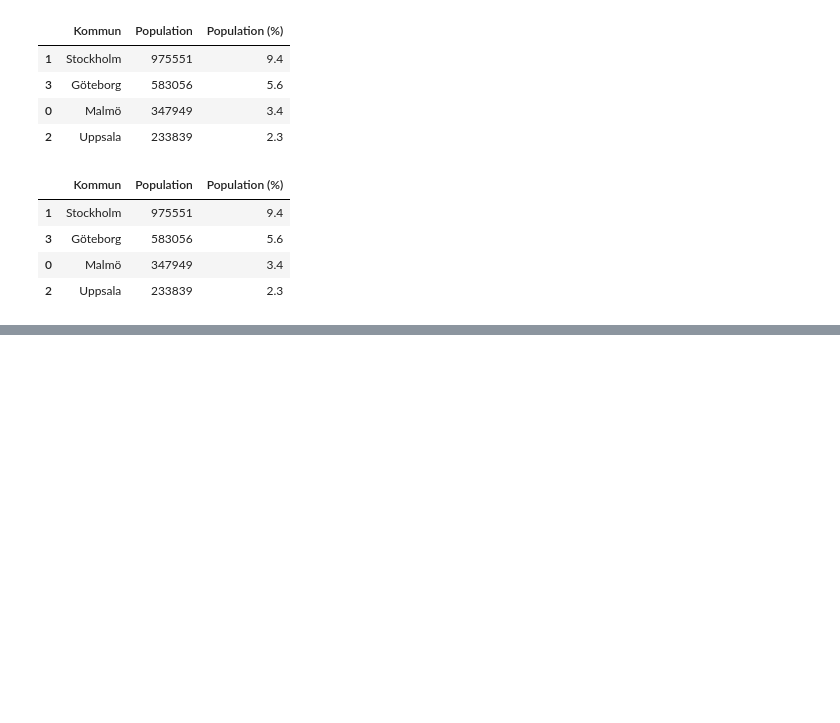
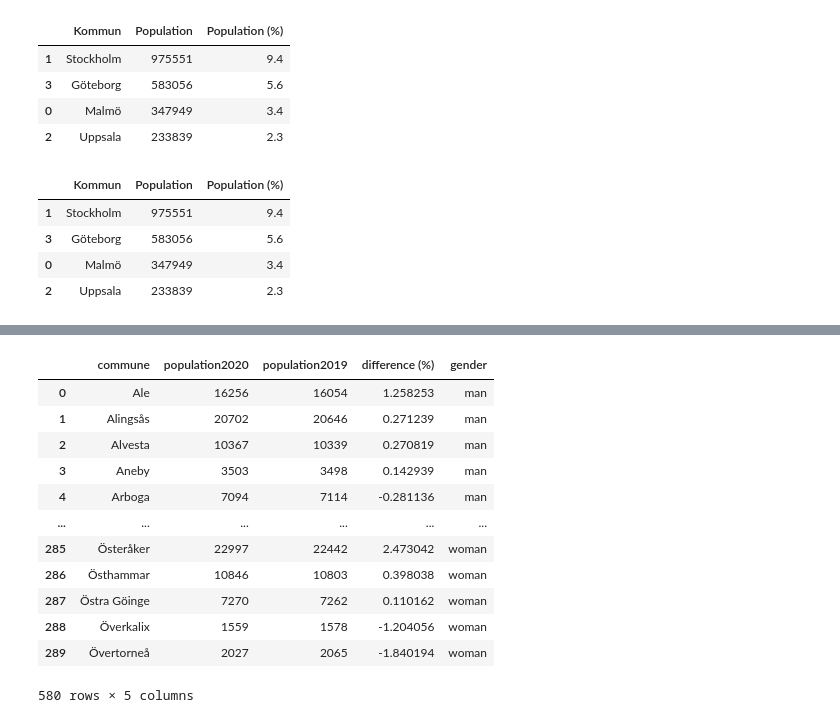
Before and after one commit to jwiegert/databehandling-joachim-wiegert, a Jupyter notebook: exercises/ex00_pandasbasics.ipynb, the cells around one changed output, grey strips where cells are left out. Drawn from its saved outputs; the diff is of its cells as text; code cells hidden in the pictures; blank space fills up the shorter version.

```diff
--- a/exercises/ex00_pandasbasics.ipynb
+++ b/exercises/ex00_pandasbasics.ipynb
@@ -123,0 +200,49 @@ dfcities
+# %%
+# Load city data from SCB
+# Remove 6 first rows, as seen in head()
+dfcitymen = pd.read_excel("../data/komtopp50_2020.xlsx", sheet_name="Män", skiprows=6)
+dfcitywomen = pd.read_excel("../data/komtopp50_2020.xlsx", sheet_name="Kvinnor", skiprows=6)
+
+# Faulty column names:
+# 2020, 2019, Unnamed: 2, 2020.1, 2019.1, %
+
+# Add correct column names, same as above, ie column_namedict
+dfcitymen = dfcitymen.rename(column_namedict, axis="columns")
+dfcitywomen = dfcitywomen.rename(column_namedict, axis="columns")
+
+# Add additional column with gender
+dfcitymen["gender"] = "man"
+dfcitywomen["gender"] = "woman"
+
+#dfcitymen.head(10)
+#dfcitywomen.head(10)
+
+# Vertically merge and remove two columns
+dfcitymerge = pd.concat([dfcitymen,dfcitywomen]).drop(["rank2019","rank2020"], axis="columns")
+
+# Change column names in total dfcities
+# and remove ranks
+# and sort by city name
+dfcities = dfcities.rename({
+    "population2020":"total pop 2020",
+    "population2019":"total pop 2019"
+        }, axis="columns").drop(["rank2019","rank2020"], axis="columns").sort_values(by="commune")
+
+#dfcitymerge
+#dfcities
+# %%
+dfcitymerge
+# %% [output]
+|  | commune | population2020 | population2019 | difference (%) | gender |
+| 0 | Ale | 16256 | 16054 | 1.258253 | man |
+| 1 | Alingsås | 20702 | 20646 | 0.271239 | man |
+| 2 | Alvesta | 10367 | 10339 | 0.270819 | man |
+| 3 | Aneby | 3503 | 3498 | 0.142939 | man |
+| 4 | Arboga | 7094 | 7114 | -0.281136 | man |
+| ... | ... | ... | ... | ... | ... |
+| 285 | Österåker | 22997 | 22442 | 2.473042 | woman |
+| 286 | Östhammar | 10846 | 10803 | 0.398038 | woman |
+| 287 | Östra Göinge | 7270 | 7262 | 0.110162 | woman |
+| 288 | Överkalix | 1559 | 1578 | -1.204056 | woman |
+| 289 | Övertorneå | 2027 | 2065 | -1.840194 | woman |
+580 rows × 5 columns
```
Also changed, not shown: parts of 3 cells of this notebook, 2 other files.
